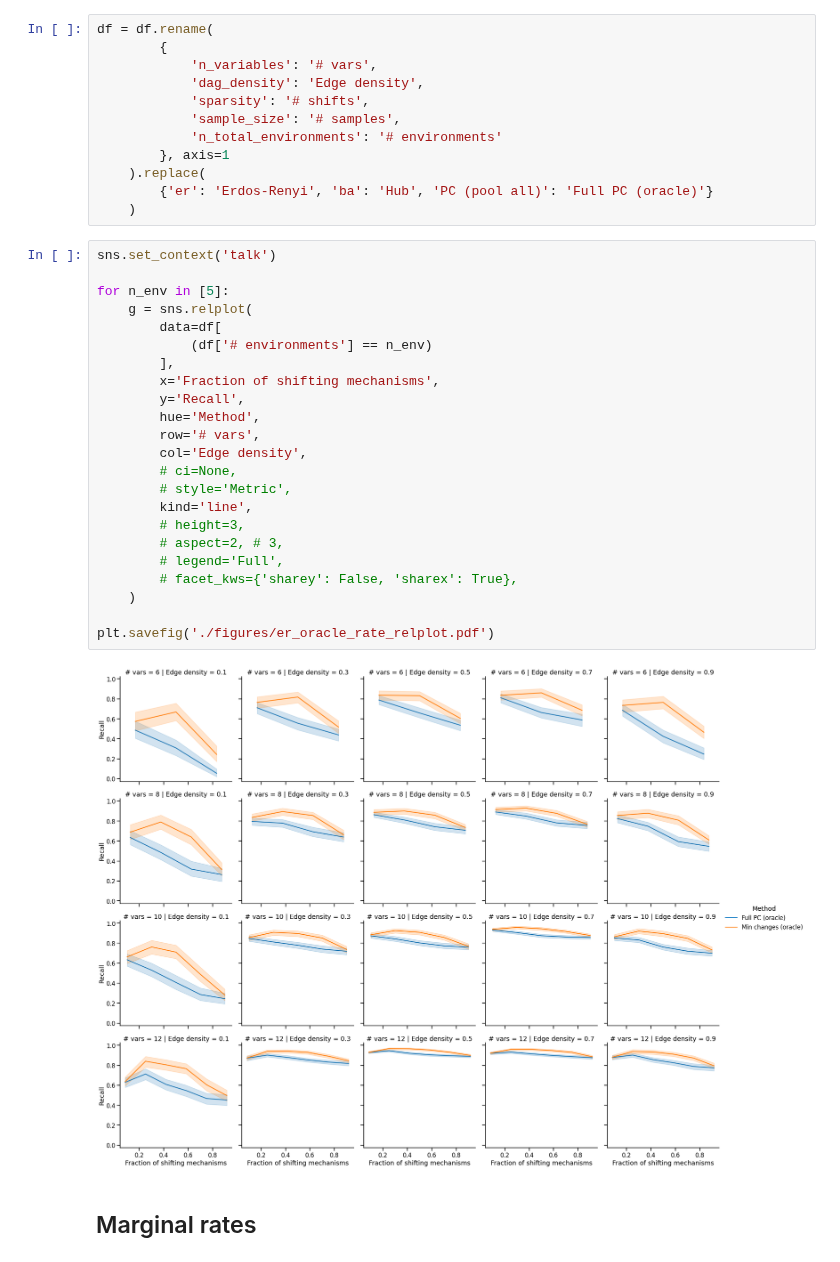
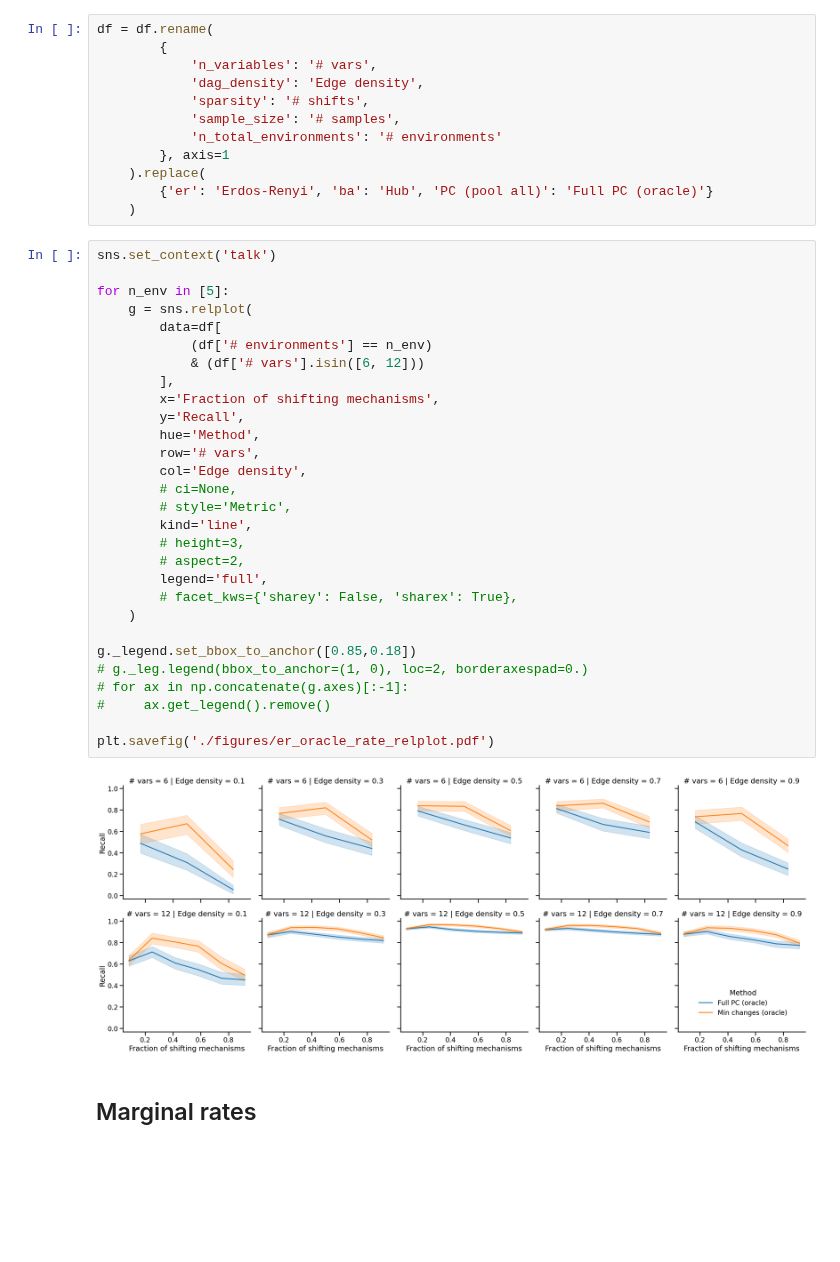
Before and after one commit to rflperry/sparse_shift, a Jupyter notebook: experiments/main_simulations/plot_oracle_rates.ipynb, the cells around one changed output. Drawn from its saved outputs; the diff is of its cells as text; blank space fills up the shorter version.

Commit message:
experiment plots

```diff
--- a/experiments/main_simulations/plot_oracle_rates.ipynb
+++ b/experiments/main_simulations/plot_oracle_rates.ipynb
@@ -37,28 +37,34 @@ df = df.rename(
 # %%
 sns.set_context('talk')
 
 for n_env in [5]:
     g = sns.relplot(
         data=df[
             (df['# environments'] == n_env)
+            & (df['# vars'].isin([6, 12]))
         ],
         x='Fraction of shifting mechanisms',
         y='Recall',
         hue='Method',
         row='# vars',
         col='Edge density',
         # ci=None,
         # style='Metric',
         kind='line',
         # height=3,
-        # aspect=2, # 3,
-        # legend='Full',
+        # aspect=2,
+        legend='full',
         # facet_kws={'sharey': False, 'sharex': True},
     )
 
+g._legend.set_bbox_to_anchor([0.85,0.18])
+# g._leg.legend(bbox_to_anchor=(1, 0), loc=2, borderaxespad=0.)
+# for ax in np.concatenate(g.axes)[:-1]:
+#     ax.get_legend().remove()
+
 plt.savefig('./figures/er_oracle_rate_relplot.pdf')
 # %% [output]
-[figure, old version]
+[figure, new version]
 # %% [markdown]
 ## Marginal rates
 # %%
```
Also changed, not shown: parts of 3 cells of this notebook, 33 other files.
